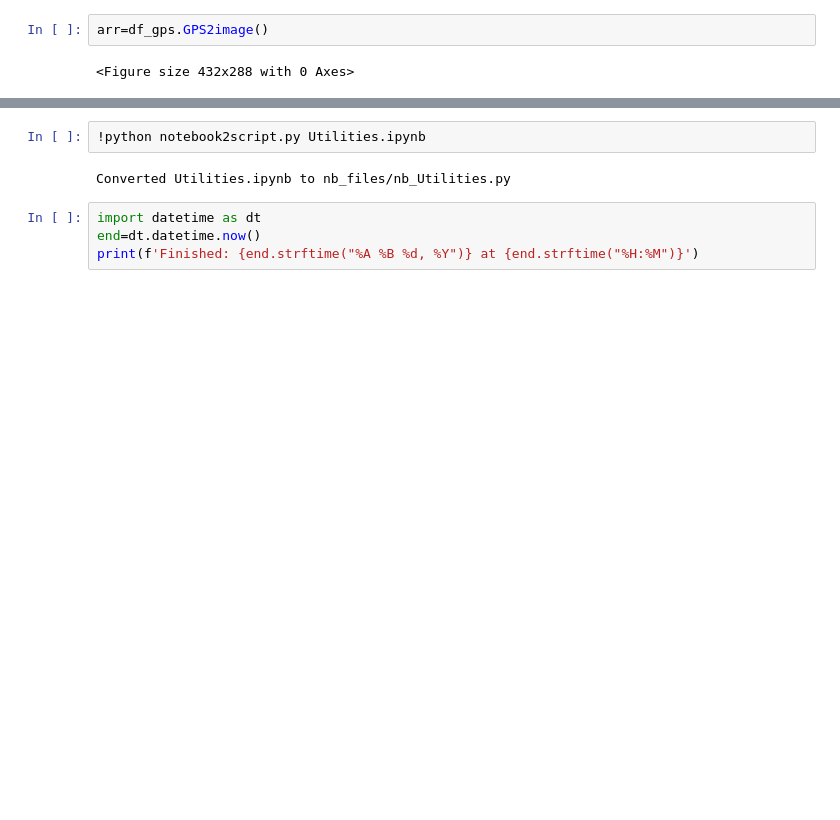
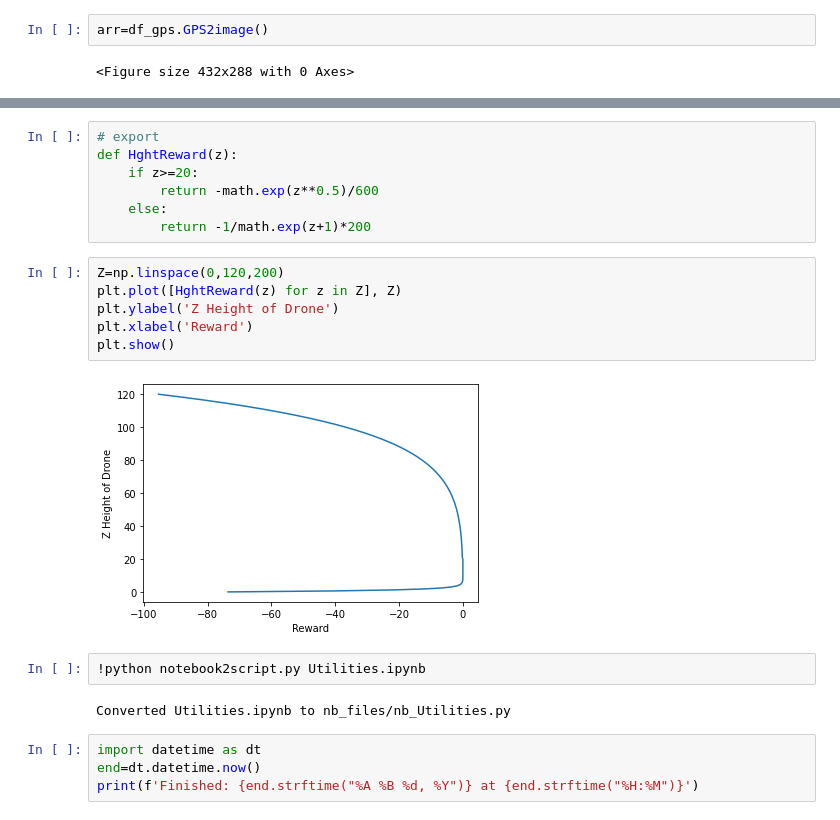
Before and after one commit to SBrewer15/AirSim-UAV-Reinforcement-Learning, a Jupyter notebook: Utilities.ipynb, the cells around one changed output, grey strips where cells are left out. Drawn from its saved outputs; the diff is of its cells as text; blank space fills up the shorter version.

Commit message:
Updated reward function changed CNN
removed pretrained mobilenet

```diff
--- a/Utilities.ipynb
+++ b/Utilities.ipynb
@@ -399,3 +414,18 @@ plt.show()
+# %%
+# export
+def HghtReward(z):
+    if z>=20:
+        return -math.exp(z**0.5)/600
+    else:
+        return -1/math.exp(z+1)*200
+# %%
+Z=np.linspace(0,120,200)
+plt.plot([HghtReward(z) for z in Z], Z)
+plt.ylabel('Z Height of Drone')
+plt.xlabel('Reward')
+plt.show()
+# %% [output]
+[figure, added]
 # %%
 !python notebook2script.py Utilities.ipynb
 # %% [output]
```
Also changed, not shown: parts of 34 cells of this notebook, 3 other files.
